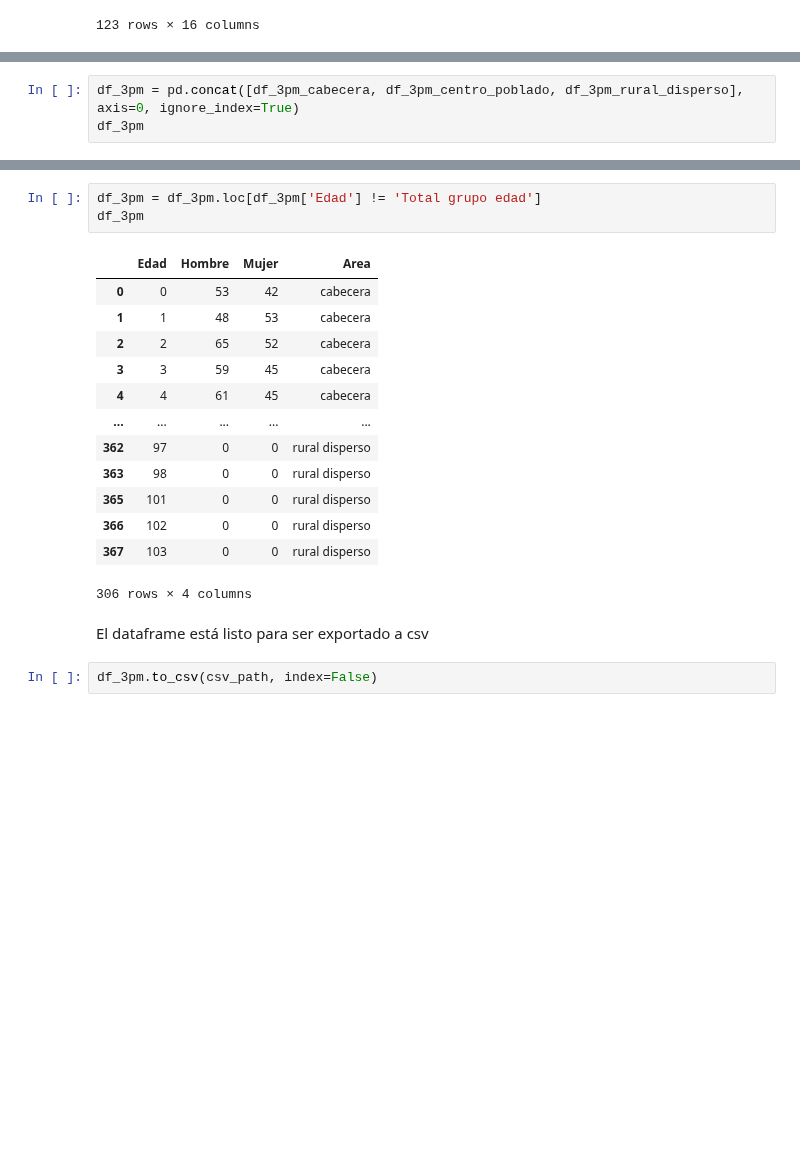
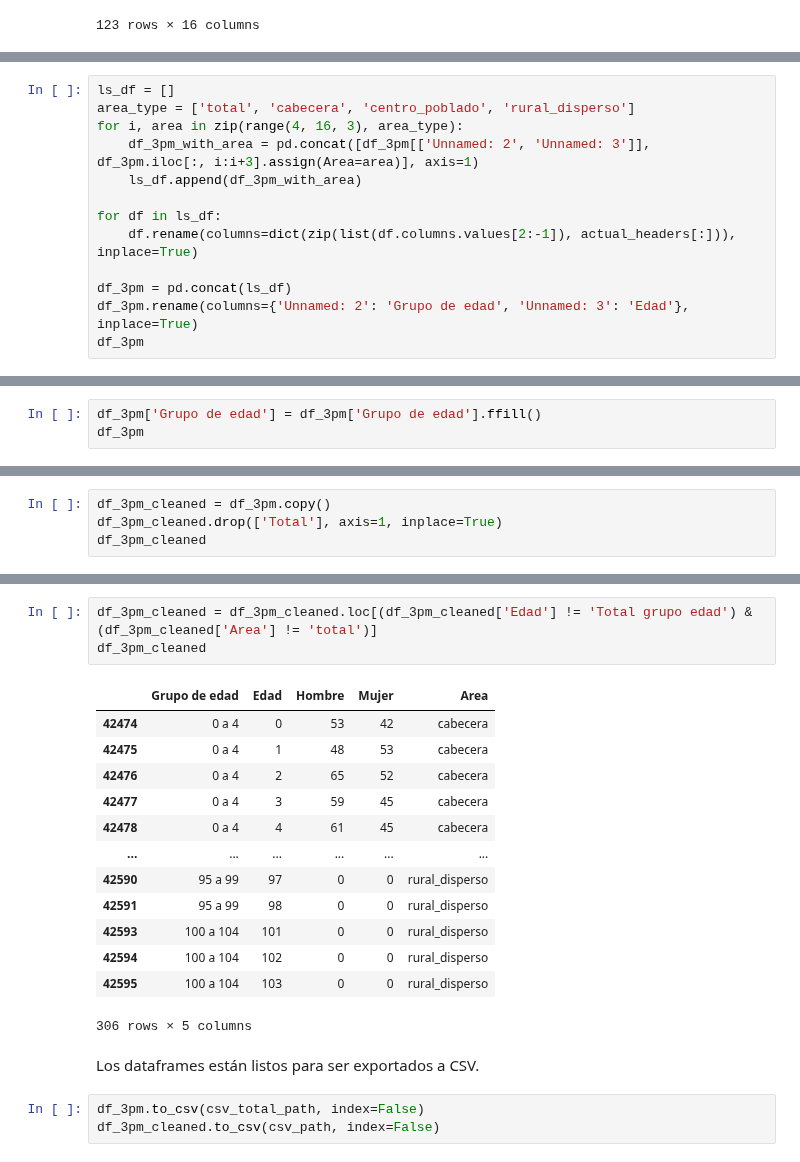
Before and after one commit to Schiavi13/Censo-Viterbo-Caldas-2018, a Jupyter notebook: source_to_csv_3pm.ipynb, the cells around one changed output, grey strips where cells are left out. Cells and saved outputs as stored; diff of their text form; blank space fills up the shorter version.

Commit message:
Actualiza procesamiento de hoja 3PM retornando csv con y sin totales

```diff
--- a/source_to_csv_3pm.ipynb
+++ b/source_to_csv_3pm.ipynb
@@ -108,3 +76,0 @@ print(list(df_3pm_cabecera.columns.values), list(df_3pm_centro_poblado.columns.v
-# %%
-df_3pm = pd.concat([df_3pm_cabecera, df_3pm_centro_poblado, df_3pm_rural_disperso], axis=0, ignore_index=True)
-df_3pm
@@ -126,0 +77,13 @@ Se eliminan filas con resumenes de datos.
+# %%
+ls_df = []
+area_type = ['total', 'cabecera', 'centro_poblado', 'rural_disperso']
+for i, area in zip(range(4, 16, 3), area_type):
+    df_3pm_with_area = pd.concat([df_3pm[['Unnamed: 2', 'Unnamed: 3']], df_3pm.iloc[:, i:i+3].assign(Area=area)], axis=1)
+    ls_df.append(df_3pm_with_area)
+
+for df in ls_df:
+    df.rename(columns=dict(zip(list(df.columns.values[2:-1]), actual_headers[:])), inplace=True)
+
+df_3pm = pd.concat(ls_df)
+df_3pm.rename(columns={'Unnamed: 2': 'Grupo de edad', 'Unnamed: 3': 'Edad'}, inplace=True)
+df_3pm
@@ -126,0 +106,3 @@ Se eliminan filas con resumenes de datos.
+# %%
+df_3pm['Grupo de edad'] = df_3pm['Grupo de edad'].ffill()
+df_3pm
@@ -126,0 +125,4 @@ Se eliminan filas con resumenes de datos.
+# %%
+df_3pm_cleaned = df_3pm.copy()
+df_3pm_cleaned.drop(['Total'], axis=1, inplace=True)
+df_3pm_cleaned
@@ -127,21 +143,22 @@ Se eliminan filas con resumenes de datos.
 # %%
-df_3pm = df_3pm.loc[df_3pm['Edad'] != 'Total grupo edad']
-df_3pm
+df_3pm_cleaned = df_3pm_cleaned.loc[(df_3pm_cleaned['Edad'] != 'Total grupo edad') & (df_3pm_cleaned['Area'] != 'total')]
+df_3pm_cleaned
 # %% [output]
-|  | Edad | Hombre | Mujer | Area |
-| 0 | 0 | 53 | 42 | cabecera |
-| 1 | 1 | 48 | 53 | cabecera |
-| 2 | 2 | 65 | 52 | cabecera |
-| 3 | 3 | 59 | 45 | cabecera |
-| 4 | 4 | 61 | 45 | cabecera |
-| ... | ... | ... | ... | ... |
-| 362 | 97 | 0 | 0 | rural disperso |
-| 363 | 98 | 0 | 0 | rural disperso |
-| 365 | 101 | 0 | 0 | rural disperso |
-| 366 | 102 | 0 | 0 | rural disperso |
-| 367 | 103 | 0 | 0 | rural disperso |
+|  | Grupo de edad | Edad | Hombre | Mujer | Area |
+| 42474 | 0 a 4 | 0 | 53 | 42 | cabecera |
+| 42475 | 0 a 4 | 1 | 48 | 53 | cabecera |
+| 42476 | 0 a 4 | 2 | 65 | 52 | cabecera |
+| 42477 | 0 a 4 | 3 | 59 | 45 | cabecera |
+| 42478 | 0 a 4 | 4 | 61 | 45 | cabecera |
+| ... | ... | ... | ... | ... | ... |
+| 42590 | 95 a 99 | 97 | 0 | 0 | rural_disperso |
+| 42591 | 95 a 99 | 98 | 0 | 0 | rural_disperso |
+| 42593 | 100 a 104 | 101 | 0 | 0 | rural_disperso |
+| 42594 | 100 a 104 | 102 | 0 | 0 | rural_disperso |
+| 42595 | 100 a 104 | 103 | 0 | 0 | rural_disperso |
-306 rows × 4 columns
+306 rows × 5 columns
-# %% [markdown]
-El dataframe está listo para ser exportado a csv
+# %% [markdown]
+Los dataframes están listos para ser exportados a CSV.
 # %%
-df_3pm.to_csv(csv_path, index=False)
+df_3pm.to_csv(csv_total_path, index=False)
+df_3pm_cleaned.to_csv(csv_path, index=False)
```
Also changed, not shown: parts of 20 cells of this notebook.
